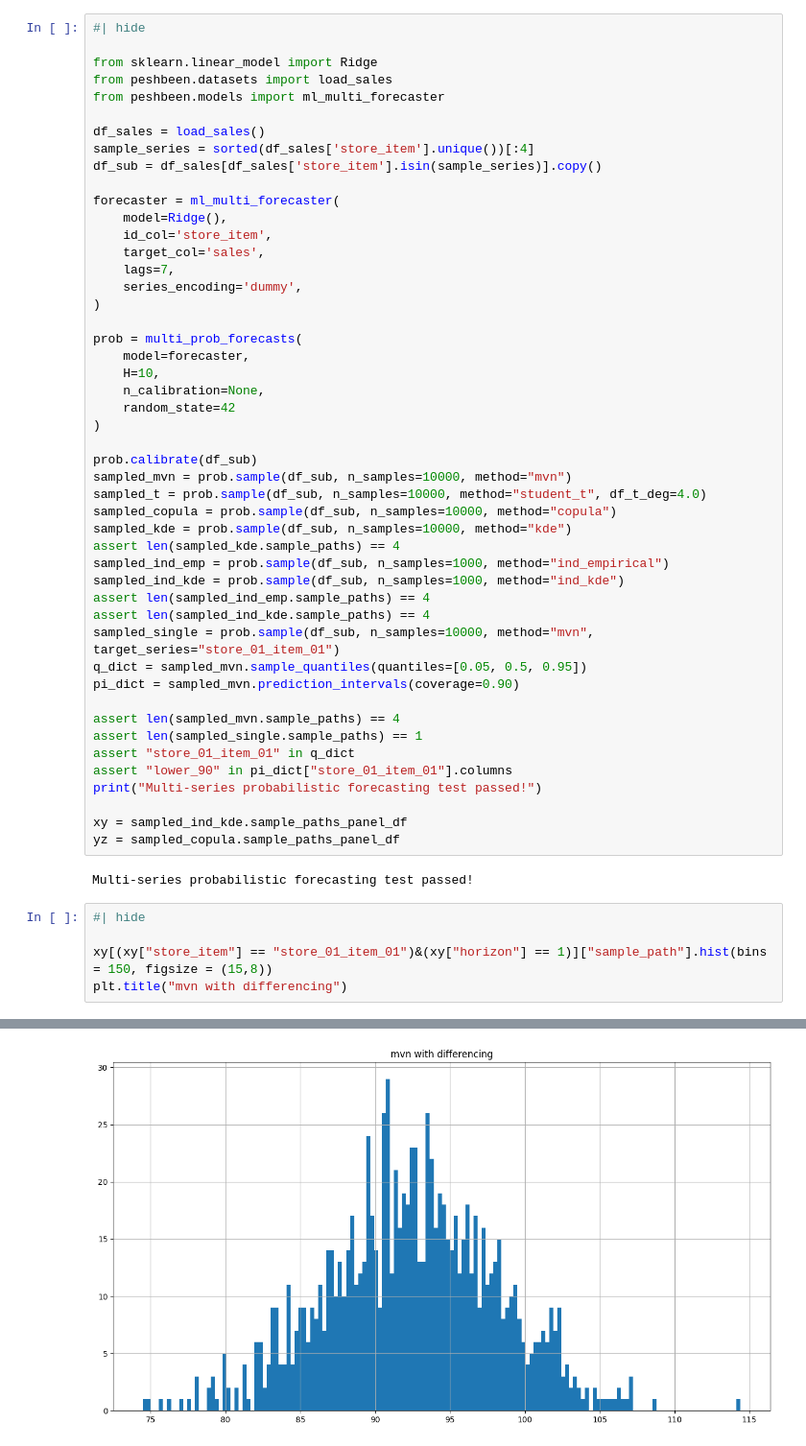
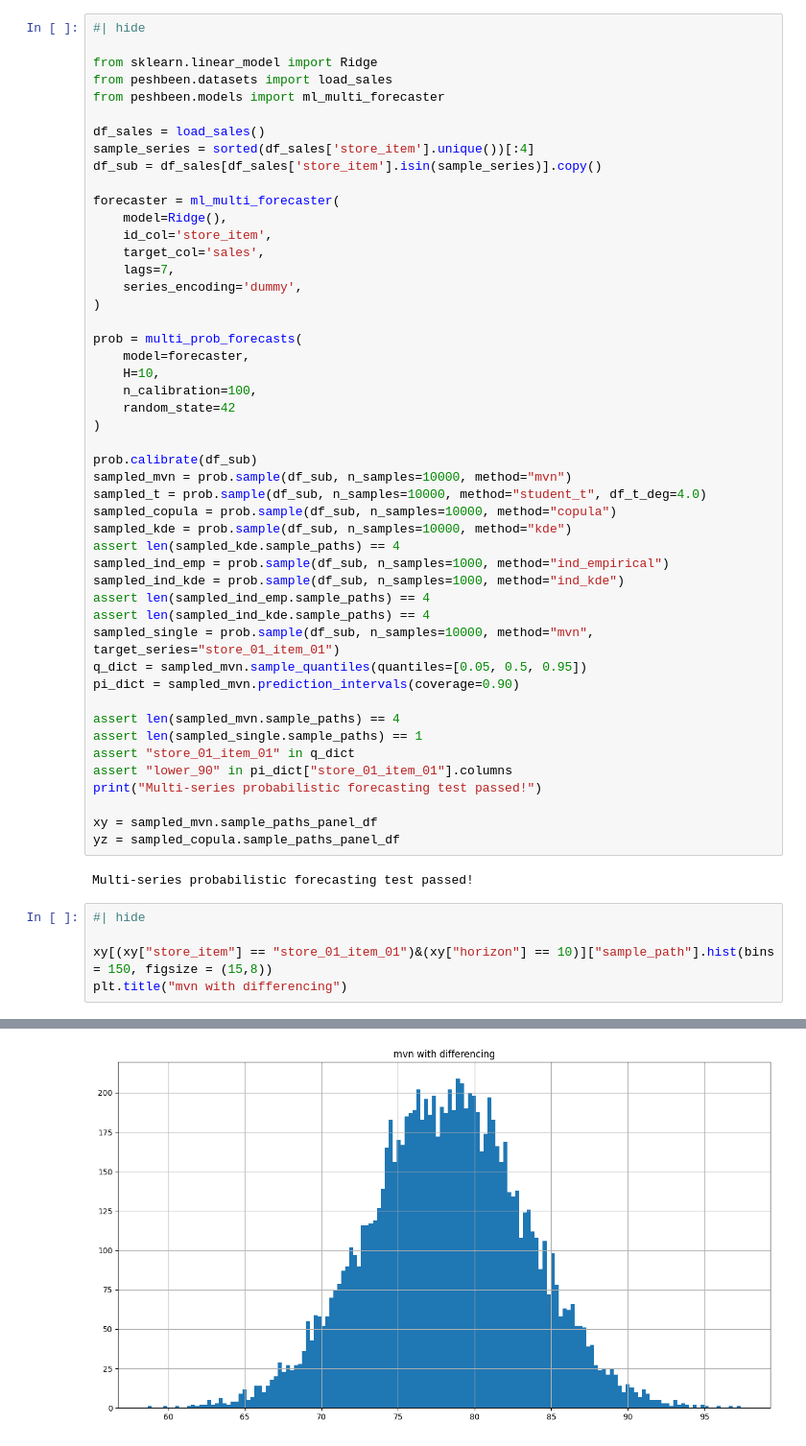
Before and after one commit to mustafaslanCoto/peshbeen, a Jupyter notebook: nbs/modules/04_prob_forecast.ipynb, the cells around one changed output, grey strips where cells are left out. Shown at 96% size. Cells and saved outputs as stored; diff of their text form.

```diff
--- a/nbs/modules/04_prob_forecast.ipynb
+++ b/nbs/modules/04_prob_forecast.ipynb
@@ -1141,7 +1185,7 @@ forecaster = ml_multi_forecaster(
 prob = multi_prob_forecasts(
     model=forecaster,
     H=10,
-    n_calibration=None,
+    n_calibration=100,
     random_state=42
 )
 
@@ -1165,18 +1209,18 @@ assert "store_01_item_01" in q_dict
 assert "lower_90" in pi_dict["store_01_item_01"].columns
 print("Multi-series probabilistic forecasting test passed!")
 
-xy = sampled_ind_kde.sample_paths_panel_df
+xy = sampled_mvn.sample_paths_panel_df
 yz = sampled_copula.sample_paths_panel_df
 # %% [output]
 Multi-series probabilistic forecasting test passed!
 # %%
 #| hide
 
-xy[(xy["store_item"] == "store_01_item_01")&(xy["horizon"] == 1)]["sample_path"].hist(bins = 150, figsize = (15,8))
+xy[(xy["store_item"] == "store_01_item_01")&(xy["horizon"] == 10)]["sample_path"].hist(bins = 150, figsize = (15,8))
 plt.title("mvn with differencing")
 # %% [output]
 Text(0.5, 1.0, 'mvn with differencing')
-[figure, old version]
+[figure, new version]
 # %%
 #| hide
 
```
Also changed, not shown: parts of 2 cells of this notebook, 8 other files.
